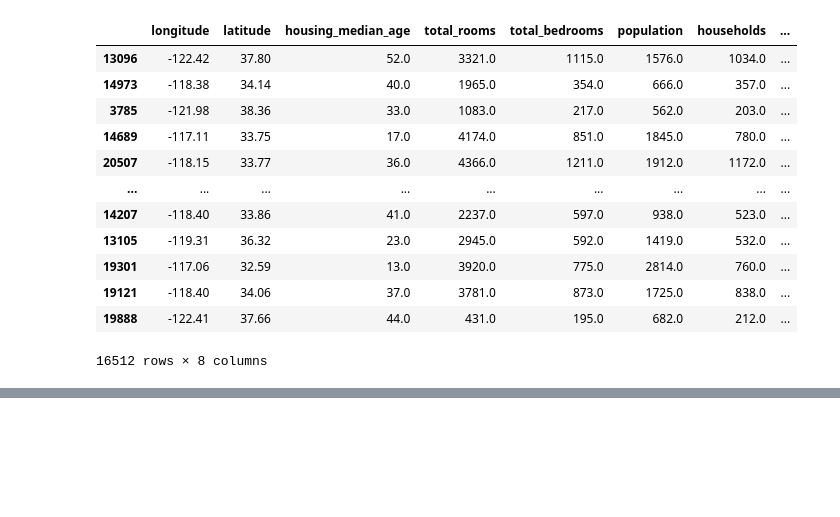
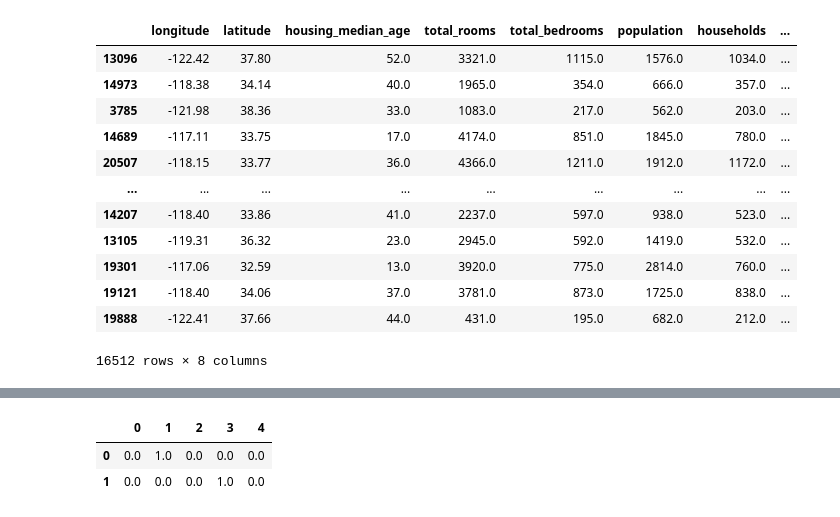
Before and after one commit to titooDiaz/Machine-Learning, a Jupyter notebook: HOML/Chapter 2/notebook.ipynb, the cells around one changed output, grey strips where cells are left out. Drawn from its saved outputs; the diff is of its cells as text; code cells hidden in the pictures; blank space fills up the shorter version.

```diff
--- a/HOML/Chapter 2/notebook.ipynb
+++ b/HOML/Chapter 2/notebook.ipynb
@@ -732,0 +738,3 @@ housing_tr
+# %%
+housing_cat = housing[["ocean_proximity"]]
+housing_cat.head(5)
@@ -732,0 +783,4 @@ housing_tr
+# %%
+from sklearn.preprocessing import OneHotEncoder
+cat_encoder = OneHotEncoder()
+housing_cat_1hot = cat_encoder.fit_transform(housing_cat)
@@ -732,0 +813,3 @@ housing_tr
+# %%
+df_test = pd.DataFrame({"ocean_proximity":["INLAND","NEAR BAY"]})
+pd.get_dummies(df_test)
@@ -732,0 +828,7 @@ housing_tr
+# %%
+result = cat_encoder.transform(df_test)
+pd.DataFrame(result.toarray())
+# %% [output]
+|  | 0 | 1 | 2 | 3 | 4 |
+| 0 | 0.0 | 1.0 | 0.0 | 0.0 | 0.0 |
+| 1 | 0.0 | 0.0 | 0.0 | 1.0 | 0.0 |
```
Also changed, not shown: parts of 20 cells of this notebook.
